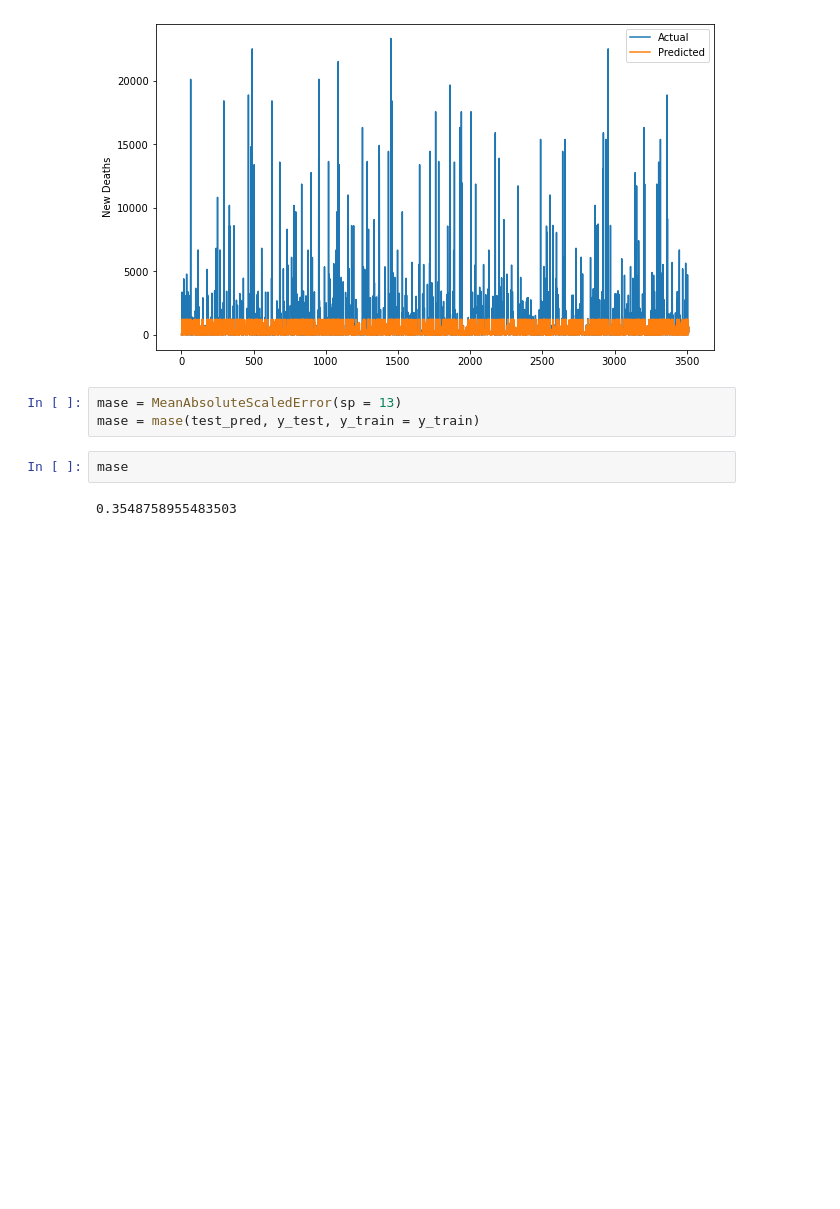
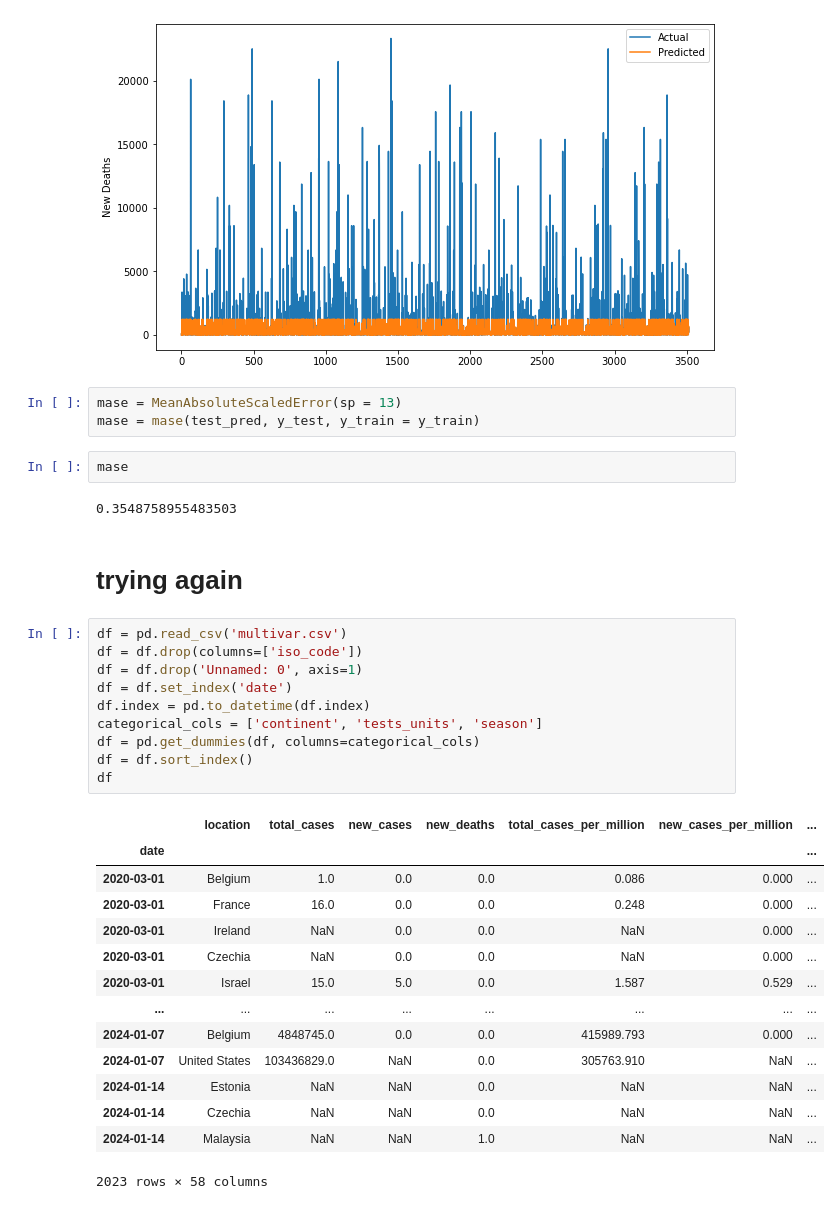
Before and after one commit to y-ginther/DS-Capstone, a Jupyter notebook: LSTMv2_c.ipynb, the cells around one changed output. Drawn from its saved outputs; the diff is of its cells as text; blank space fills up the shorter version.

```diff
--- a/LSTMv2_c.ipynb
+++ b/LSTMv2_c.ipynb
@@ -184,3 +184,30 @@ mase = mase(test_pred, y_test, y_train = y_train)
 mase
 # %% [output]
 0.3548758955483503
+# %% [markdown]
+# trying again
+# %%
+df = pd.read_csv('multivar.csv')
+df = df.drop(columns=['iso_code'])
+df = df.drop('Unnamed: 0', axis=1)
+df = df.set_index('date')
+df.index = pd.to_datetime(df.index)
+categorical_cols = ['continent', 'tests_units', 'season']
+df = pd.get_dummies(df, columns=categorical_cols)
+df = df.sort_index()
+df
+# %% [output]
+|  | location | total_cases | new_cases | new_deaths | total_cases_per_million | new_cases_per_million | ... |
+| date |  |  |  |  |  |  | ... |
+| 2020-03-01 | Belgium | 1.0 | 0.0 | 0.0 | 0.086 | 0.000 | ... |
+| 2020-03-01 | France | 16.0 | 0.0 | 0.0 | 0.248 | 0.000 | ... |
+| 2020-03-01 | Ireland | NaN | 0.0 | 0.0 | NaN | 0.000 | ... |
+| 2020-03-01 | Czechia | NaN | 0.0 | 0.0 | NaN | 0.000 | ... |
+| 2020-03-01 | Israel | 15.0 | 5.0 | 0.0 | 1.587 | 0.529 | ... |
+| ... | ... | ... | ... | ... | ... | ... | ... |
+| 2024-01-07 | Belgium | 4848745.0 | 0.0 | 0.0 | 415989.793 | 0.000 | ... |
+| 2024-01-07 | United States | 103436829.0 | NaN | 0.0 | 305763.910 | NaN | ... |
+| 2024-01-14 | Estonia | NaN | NaN | 0.0 | NaN | NaN | ... |
+| 2024-01-14 | Czechia | NaN | NaN | 0.0 | NaN | NaN | ... |
+| 2024-01-14 | Malaysia | NaN | NaN | 1.0 | NaN | NaN | ... |
+2023 rows × 58 columns
```
Also changed, not shown: parts of 11 cells of this notebook.
